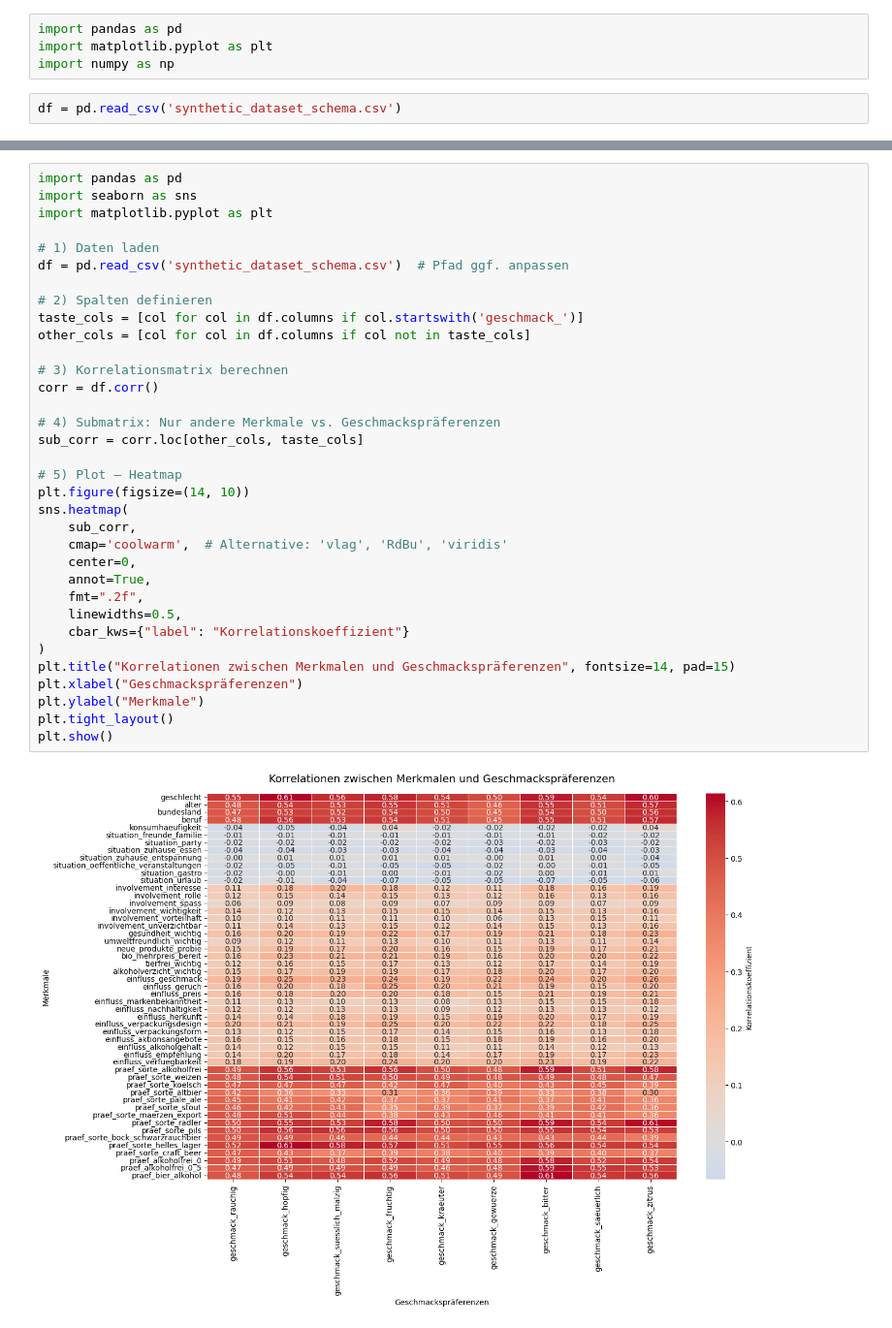
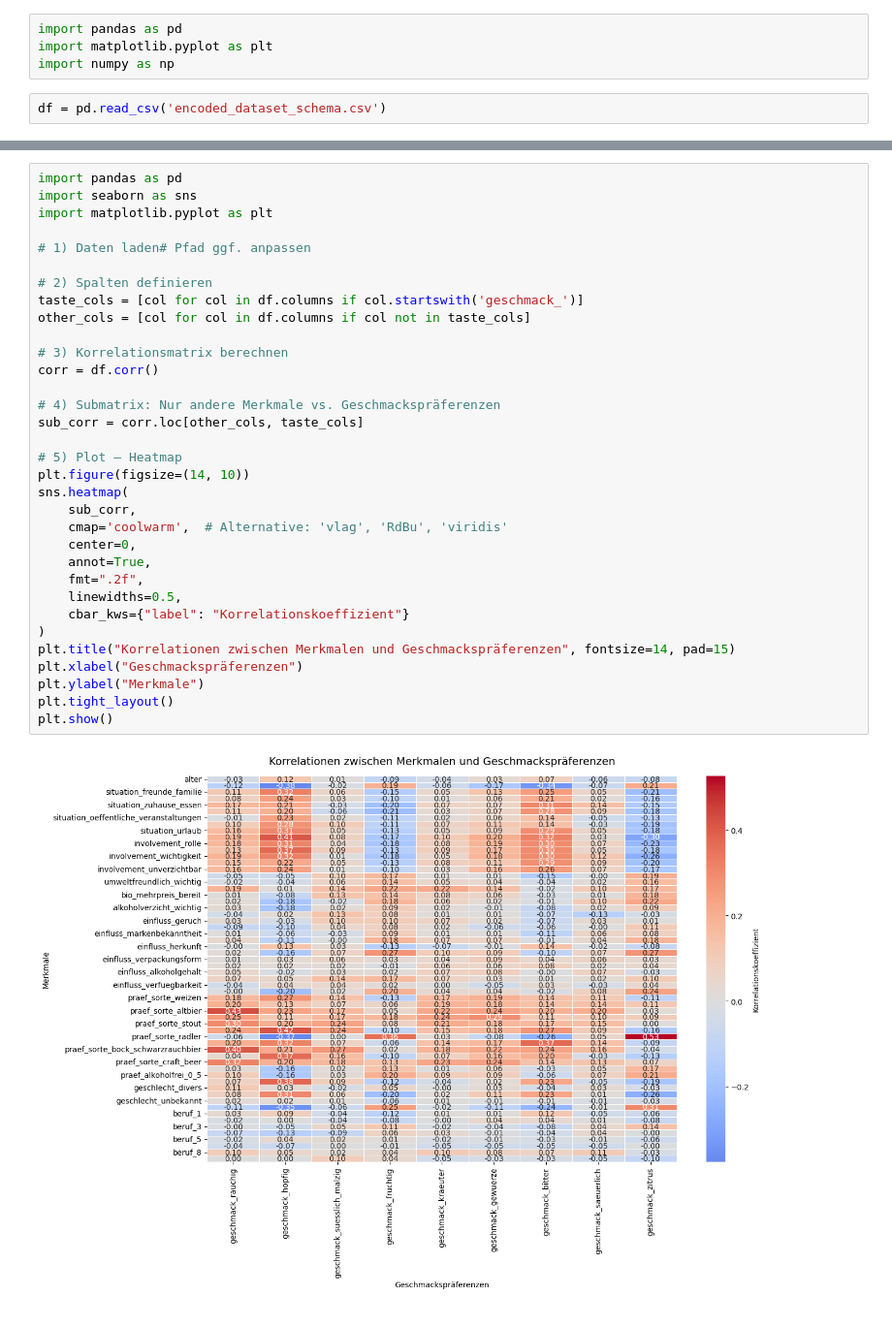
Before and after one commit to FRYEL/Bierprojekt, a Jupyter notebook: test.ipynb, the cells around one changed output, grey strips where cells are left out. Shown at 97% size. Saved outputs shown, nothing was run; the diff lists cells and outputs as text.

Commit message:
encoded data

```diff
--- a/test.ipynb
+++ b/test.ipynb
@@ -3,7 +3,7 @@ import pandas as pd
 import matplotlib.pyplot as plt
 import numpy as np
 # %%
-df = pd.read_csv('synthetic_dataset_schema.csv')
+df = pd.read_csv('encoded_dataset_schema.csv')
 # %%
 df.head(10)
 # %% [output]
@@ -106,34 +101,33 @@ import pandas as pd
 import seaborn as sns
 import matplotlib.pyplot as plt
 
-# 1) Daten laden
-df = pd.read_csv('synthetic_dataset_schema.csv')  # Pfad ggf. anpassen
+# 1) Daten laden# Pfad ggf. anpassen
 
 # 2) Spalten definieren
 taste_cols = [col for col in df.columns if col.startswith('geschmack_')]
 other_cols = [col for col in df.columns if col not in taste_cols]
 
 # 3) Korrelationsmatrix berechnen
 corr = df.corr()
 
 # 4) Submatrix: Nur andere Merkmale vs. Geschmackspräferenzen
 sub_corr = corr.loc[other_cols, taste_cols]
 
 # 5) Plot – Heatmap
 plt.figure(figsize=(14, 10))
 sns.heatmap(
     sub_corr,
     cmap='coolwarm',  # Alternative: 'vlag', 'RdBu', 'viridis'
     center=0,
     annot=True,
     fmt=".2f",
     linewidths=0.5,
     cbar_kws={"label": "Korrelationskoeffizient"}
 )
 plt.title("Korrelationen zwischen Merkmalen und Geschmackspräferenzen", fontsize=14, pad=15)
 plt.xlabel("Geschmackspräferenzen")
 plt.ylabel("Merkmale")
 plt.tight_layout()
 plt.show()
 # %% [output]
-[figure, old version]
+[figure, new version]
```
Also changed, not shown: parts of 5 cells of this notebook, 1 other file.
